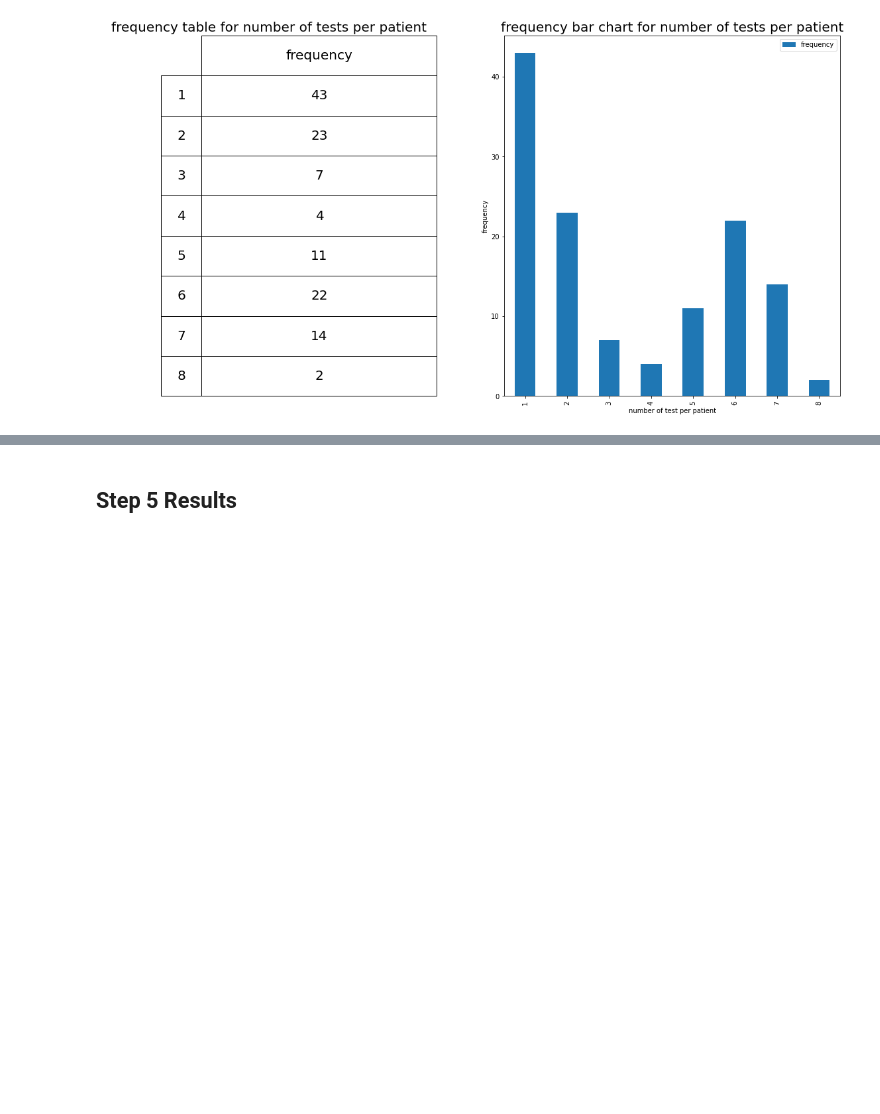
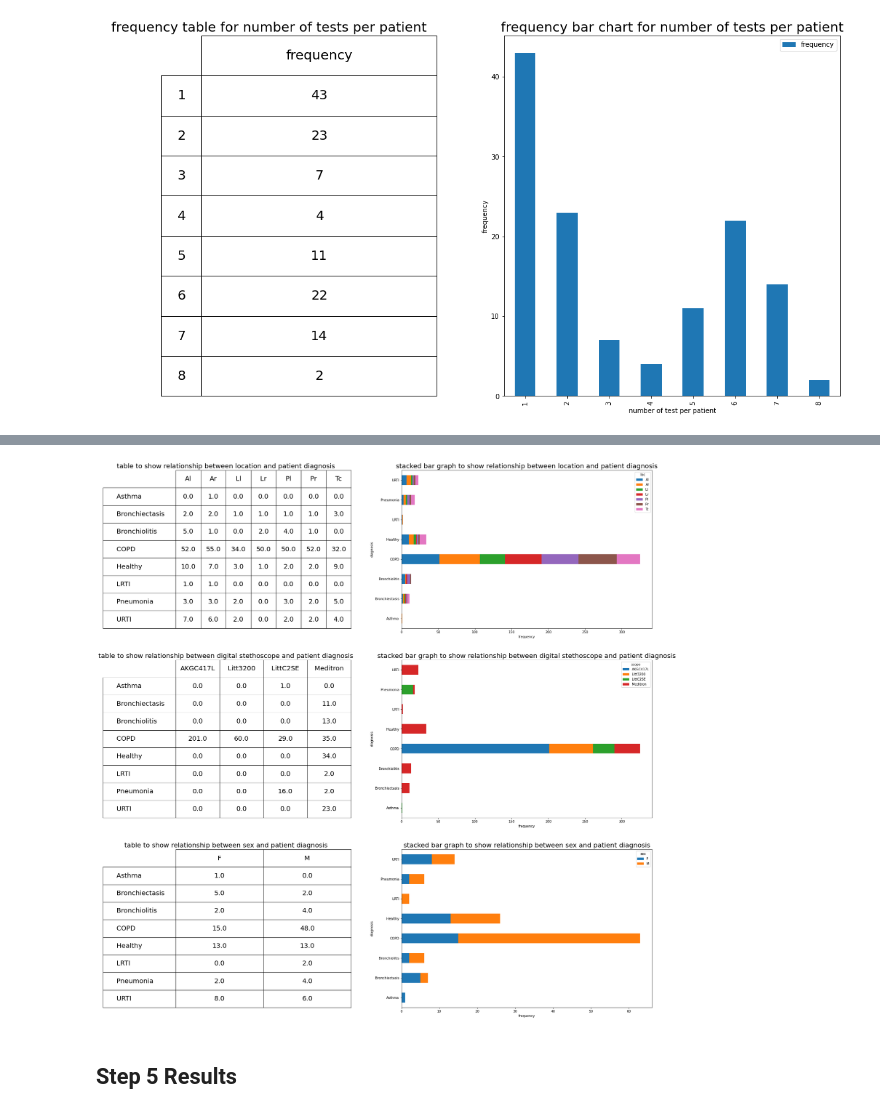
Before and after one commit to anishredz25/Senti-tech-assessment-Nov-2020, a Jupyter notebook: Senti-Tech Assessment.ipynb, the cells around one changed output, grey strips where cells are left out. Cells and saved outputs as stored; diff of their text form; code cells hidden in the pictures; blank space fills up the shorter version.

```diff
--- a/Senti-Tech Assessment.ipynb
+++ b/Senti-Tech Assessment.ipynb
@@ -299,3 +307,40 @@ Text(0.5, 0.98, 'Multivariate results - boxplots')
+# %%
+attrs = ["loc", "scope", "sex"]
+namedict = {"loc":"location", "scope":"digital stethoscope"}
+
+fig, axs = plt.subplots(ncols=2, nrows=len(attrs), figsize=(30,30))
+
+all_diagnoses = df.diagnosis.unique().tolist()
+
+for r, attr in enumerate(attrs):
+
+    if attr == "sex":
+        p_df = (unique_patient_df[["sex", "diagnosis"]]).dropna(how='any', subset=["sex"])
+    else:
+        p_df = df[[attr, "diagnosis"]]
+
+    grouped_df = p_df.groupby(["diagnosis", attr])["diagnosis"].count().unstack(attr).fillna(0)
+
+    axs[r][0].axis("off")
+
+    tbl = axs[r][0].table(
+        cellText = grouped_df.values,
+        rowLabels = "   " + grouped_df.index.astype(str) + "   ",
+        bbox = [0.3,0,0.7,1],
+        colLabels=grouped_df.columns,
+        cellLoc = 'center'
+    )
+    axs[r][0].set_title("table to show relationship between {0} and patient diagnosis".format(namedict[attr] if attr in namedict.keys() else attr), fontsize=fontsize)
+    tbl.auto_set_font_size(False)
+    tbl.set_fontsize(20)
+    tbl.scale(4, 4)
+
+
+    grouped_df.plot(kind="barh", stacked=True, ax=axs[r][1])
+    axs[r][1].set_xlabel("frequency")
+    axs[r][1].set_title("stacked bar graph to show relationship between {0} and patient diagnosis".format(namedict[attr] if attr in namedict.keys() else attr), fontsize=fontsize)
+# %% [output]
+[figure, added]
 # %% [markdown]
 ## Step 5 Results
 # %% [markdown]
```
Also changed, not shown: parts of 8 cells of this notebook.
